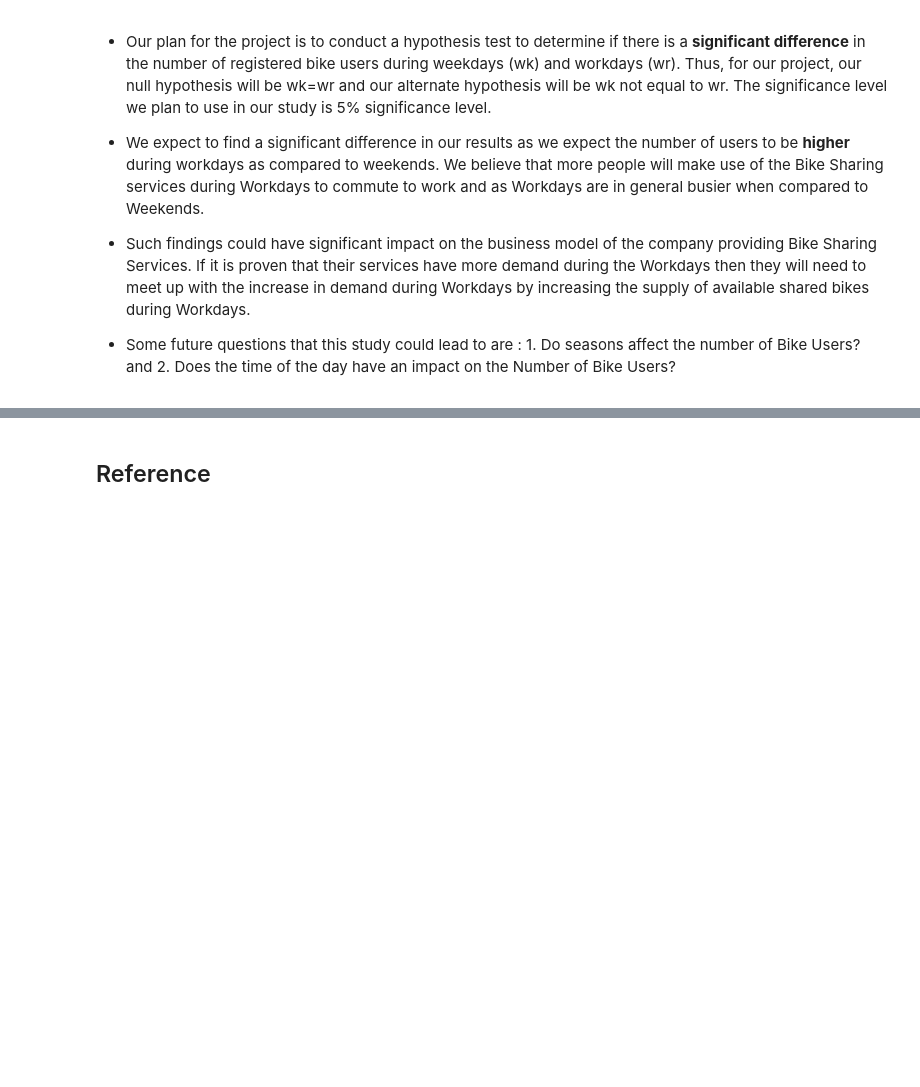
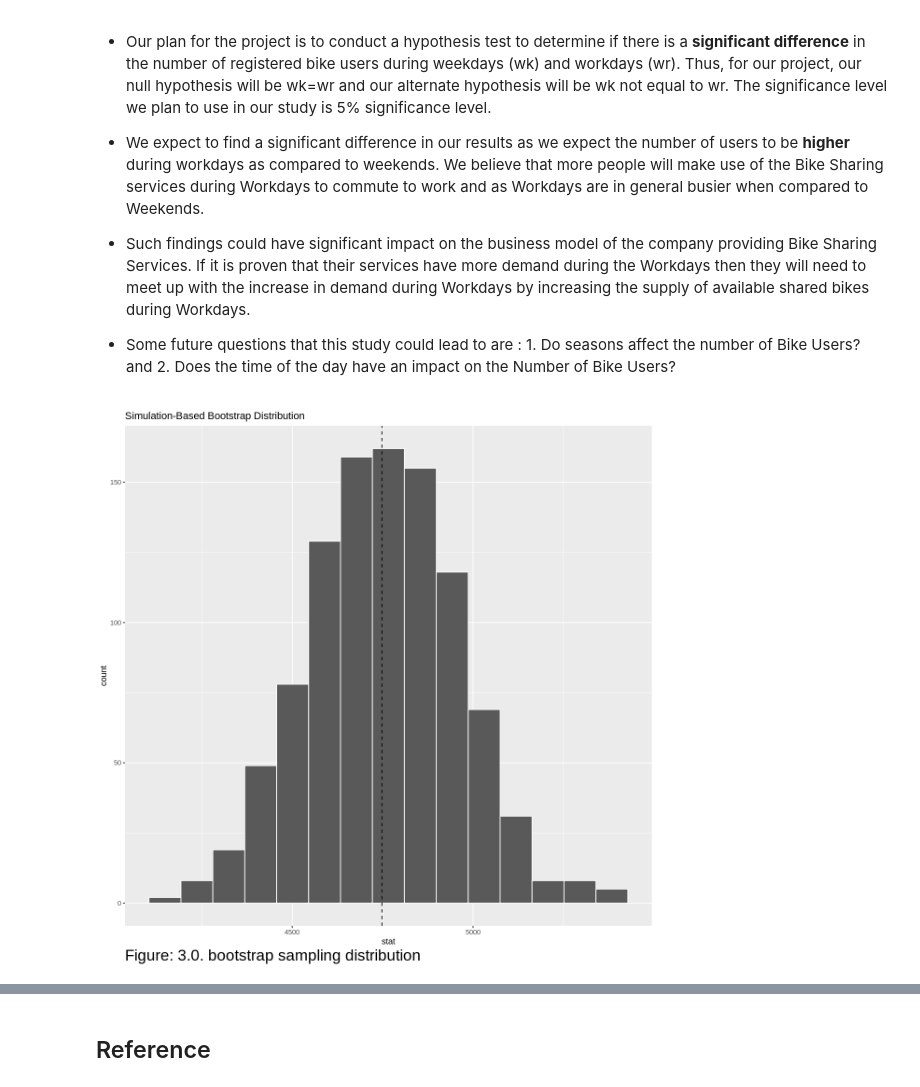
Before and after one commit to Sparsh16/STAT-201-Group-Project, a Jupyter notebook: Proposal.ipynb, the cells around one changed output, grey strips where cells are left out. Drawn from its saved outputs; the diff is of its cells as text; code cells hidden in the pictures; blank space fills up the shorter version.

```diff
--- a/Proposal.ipynb
+++ b/Proposal.ipynb
@@ -178,3 +216,19 @@ A tibble: 3 × 3
 - Such findings could have significant impact on the business model of the company providing Bike Sharing Services. If it is proven that their services have more demand during the Workdays then they will need to meet up with the increase in demand during Workdays by increasing the supply of available shared bikes during Workdays.
 
 - Some future questions that this study could lead to are : 1. Do seasons affect the number of Bike Users? and 2. Does the time of the day have an impact on the Number of Bike Users?
+# %%
+# generate sample mean
+sample_mean <- mean(BikeSharingData$cnt)
+
+# generate 1000 bootstrap samples using infer workflow and get the sample means
+bootstrap_dist <- BikeSharingData %>%
+    specify(response = cnt) %>%
+    generate(type = "bootstrap", reps = 1000) %>%
+    calculate(stat = "mean")
+# %%
+visualize(bootstrap_dist) +
+geom_vline(xintercept = sample_mean, linetype = "dashed")  +
+labs(caption = figure_number.nextMajor("bootstrap sampling distribution")) +
+theme(plot.caption = element_text(size = 20, hjust = 0))
+# %% [output]
+[figure, added]
```
Also changed, not shown: parts of 19 cells of this notebook.
